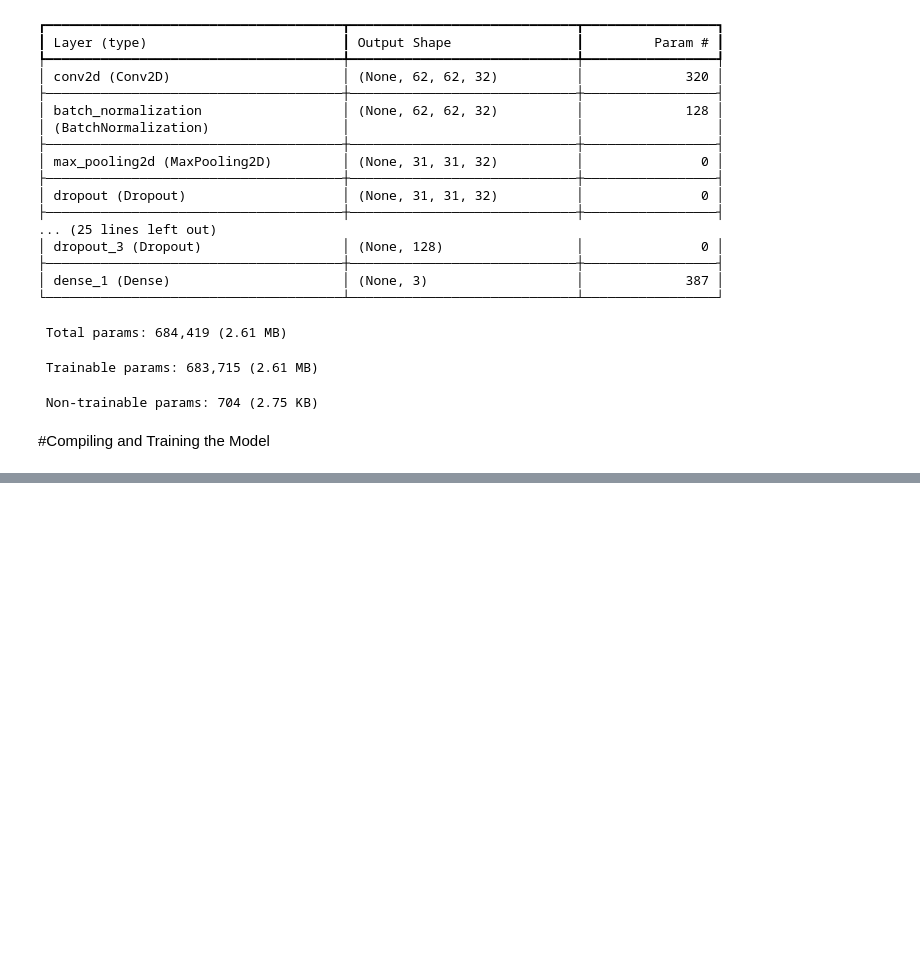
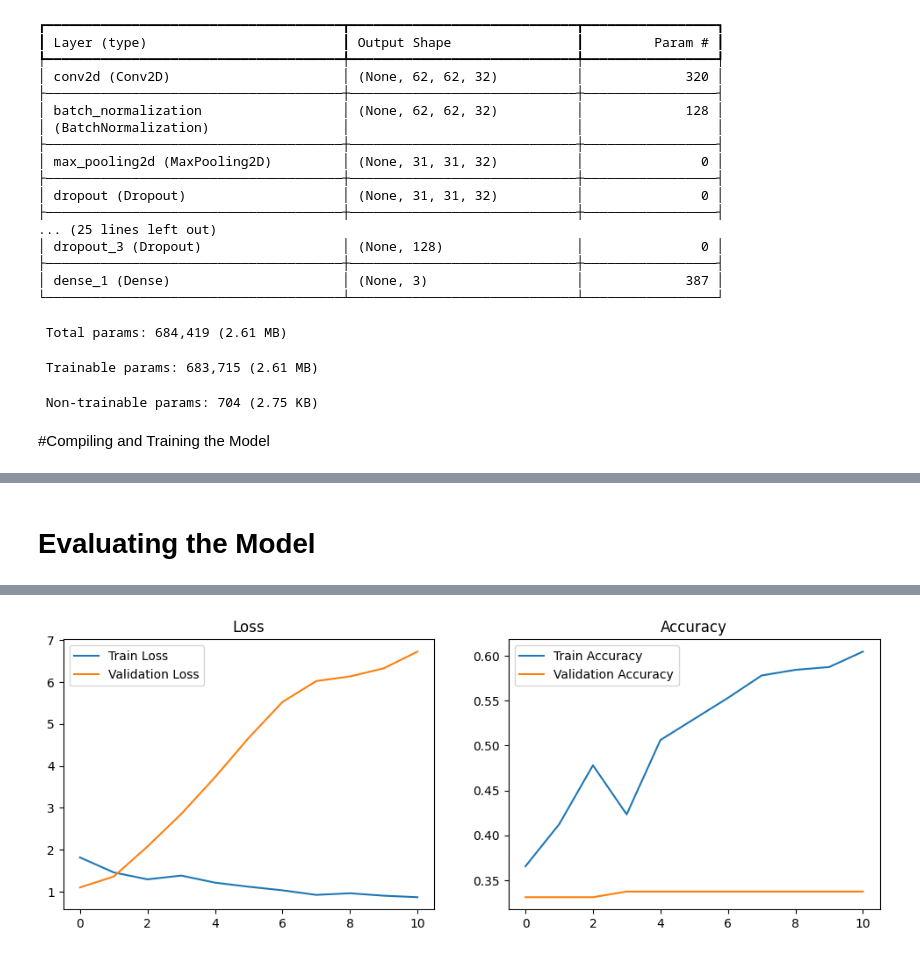
Before and after one commit to alexandrufalk/tensorflow, a Jupyter notebook: RadDetection.ipynb, the cells around one changed output, grey strips where cells are left out. Cells and saved outputs as stored; diff of their text form; code cells hidden in the pictures; blank space fills up the shorter version.

Commit message:
Evaluate the model and make prediction

```diff
--- a/RadDetection.ipynb
+++ b/RadDetection.ipynb
@@ -175,3 +175,31 @@ Epoch 10/100
 20/20 ━━━━━━━━━━━━━━━━━━━━ 10s 295ms/step - accuracy: 0.6087 - loss: 0.8664 - val_accuracy: 0.3375 - val_loss: 6.3290 - learning_rate: 5.0000e-04
 Epoch 11/100
 20/20 ━━━━━━━━━━━━━━━━━━━━ 10s 301ms/step - accuracy: 0.6216 - loss: 0.8258 - val_accuracy: 0.3375 - val_loss: 6.7276 - learning_rate: 5.0000e-04
+# %% [markdown]
+# Evaluating the Model
+# %%
+# Evaluate on test data
+test_loss, test_accuracy = model.evaluate(X_test, y_test, verbose=0)
+print(f"Test Loss: {test_loss:.4f}")
+print(f"Test Accuracy: {test_accuracy:.4f}")
+
+# Plot training history
+def plot_history(history):
+    fig, axs = plt.subplots(1, 2, figsize=(12, 4))
+
+    # Plot loss
+    axs[0].plot(history.history['loss'], label='Train Loss')
+    axs[0].plot(history.history['val_loss'], label='Validation Loss')
+    axs[0].set_title('Loss')
+    axs[0].legend()
+
+    # Plot accuracy
+    axs[1].plot(history.history['accuracy'], label='Train Accuracy')
+    axs[1].plot(history.history['val_accuracy'], label='Validation Accuracy')
+    axs[1].set_title('Accuracy')
+    axs[1].legend()
+
+    plt.show()
+
+plot_history(history)
+# %% [output]
@@ -177,0 +208 @@ Epoch 11/100
+[figure, added]
```
Also changed, not shown: parts of 3 cells of this notebook.
